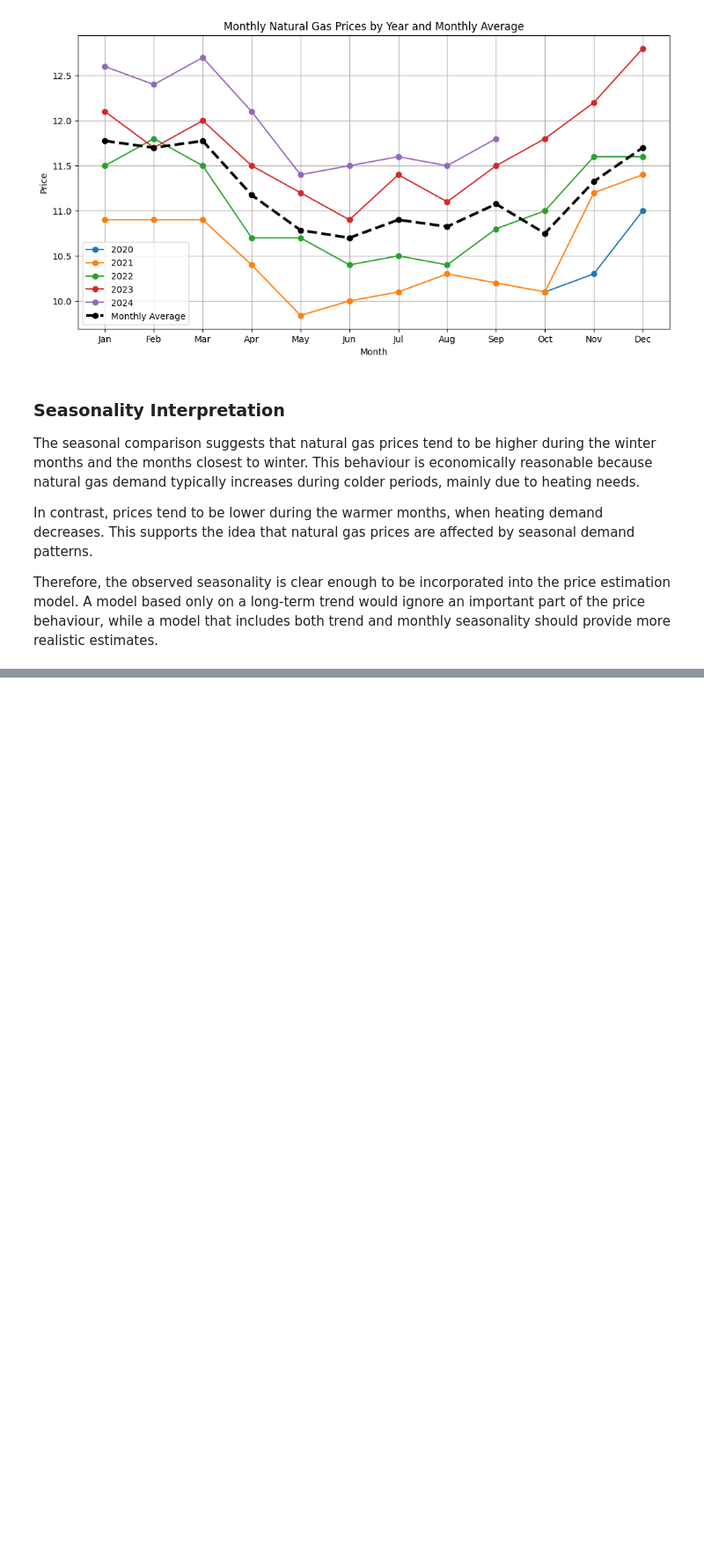
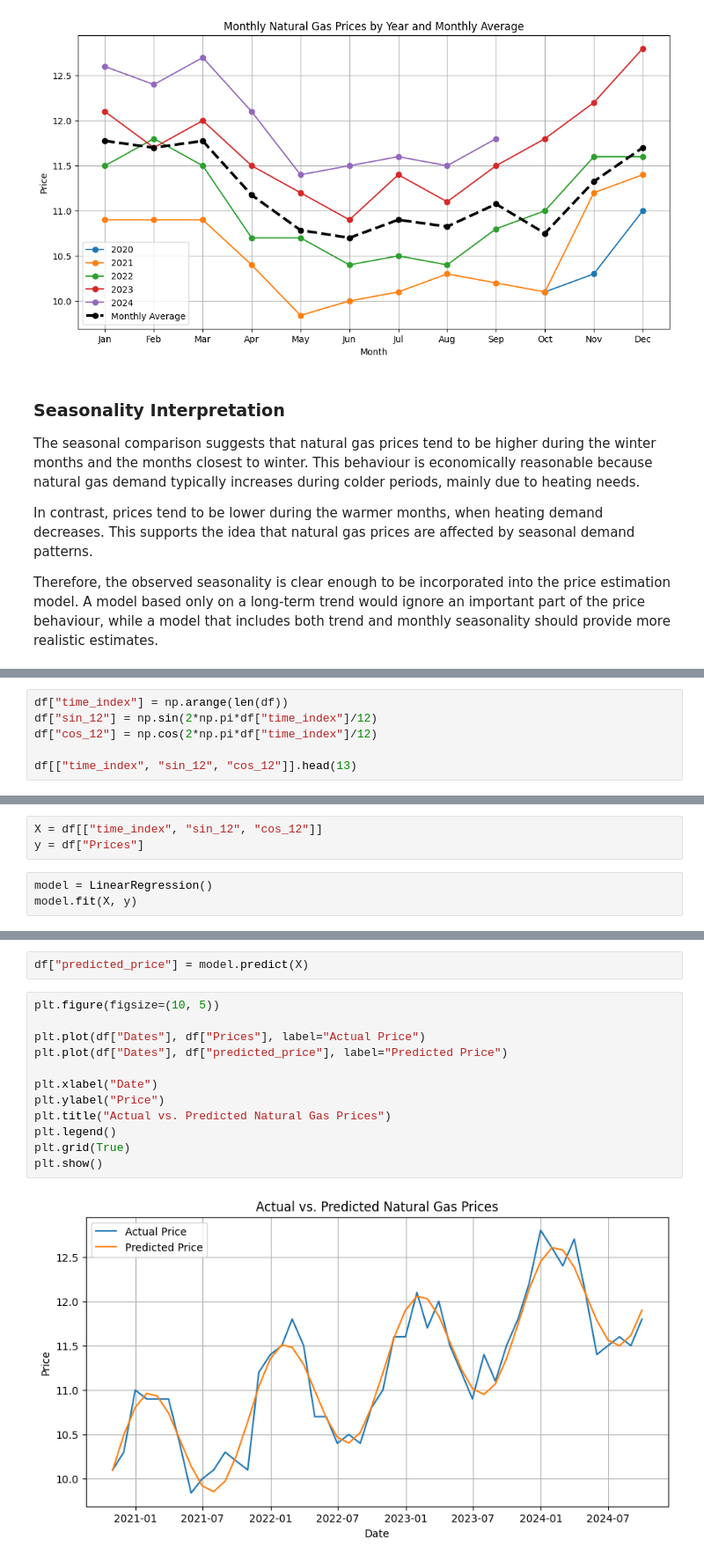
Before and after one commit to aniolarolas/quant-research-pricing-credit-risk, a Jupyter notebook: notebooks/01_gas_price_forecasting.ipynb, the cells around one changed output, grey strips where cells are left out. Shown at 88% size. Drawn from its saved outputs; the diff is of its cells as text; blank space fills up the shorter version.

```diff
--- a/notebooks/01_gas_price_forecasting.ipynb
+++ b/notebooks/01_gas_price_forecasting.ipynb
@@ -319,0 +275,6 @@ However, this model is still a simplification. It does not account for unexpecte
+# %%
+df["time_index"] = np.arange(len(df))
+df["sin_12"] = np.sin(2*np.pi*df["time_index"]/12)
+df["cos_12"] = np.cos(2*np.pi*df["time_index"]/12)
+
+df[["time_index", "sin_12", "cos_12"]].head(13)
@@ -319,0 +296,6 @@ However, this model is still a simplification. It does not account for unexpecte
+# %%
+X = df[["time_index", "sin_12", "cos_12"]]
+y = df["Prices"]
+# %%
+model = LinearRegression()
+model.fit(X, y)
@@ -319,0 +318,16 @@ However, this model is still a simplification. It does not account for unexpecte
+# %%
+df["predicted_price"] = model.predict(X)
+# %%
+plt.figure(figsize=(10, 5))
+
+plt.plot(df["Dates"], df["Prices"], label="Actual Price")
+plt.plot(df["Dates"], df["predicted_price"], label="Predicted Price")
+
+plt.xlabel("Date")
+plt.ylabel("Price")
+plt.title("Actual vs. Predicted Natural Gas Prices")
+plt.legend()
+plt.grid(True)
+plt.show()
+# %% [output]
+[figure, added]
```
Also changed, not shown: parts of 47 cells of this notebook.
